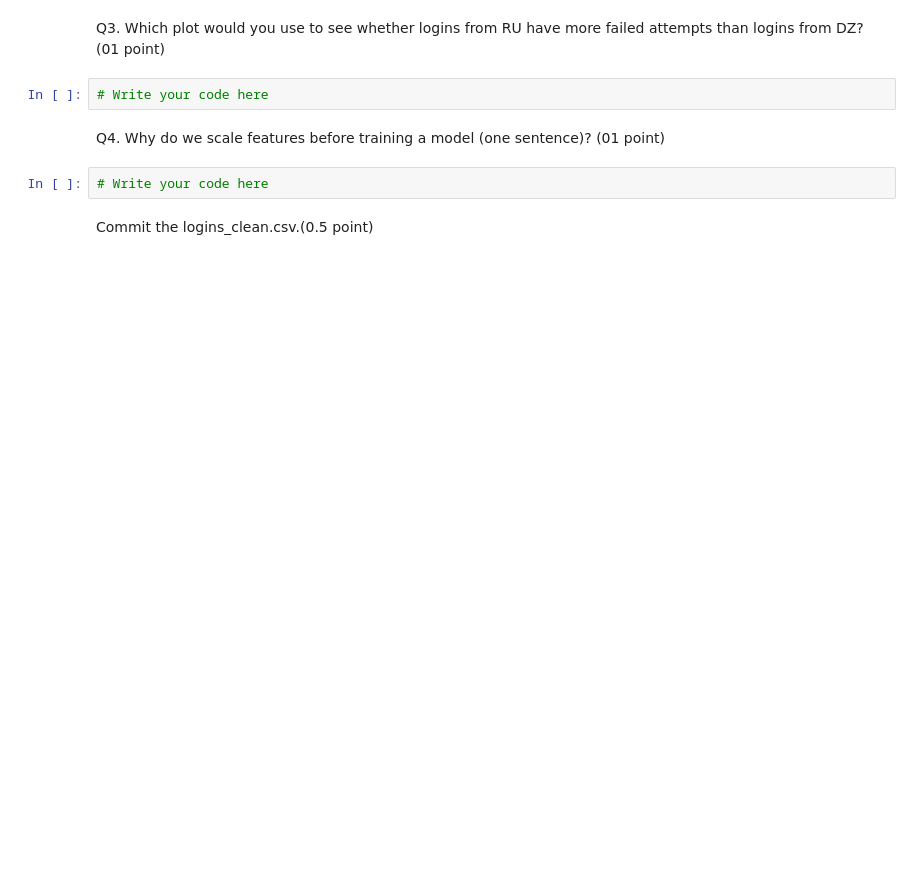
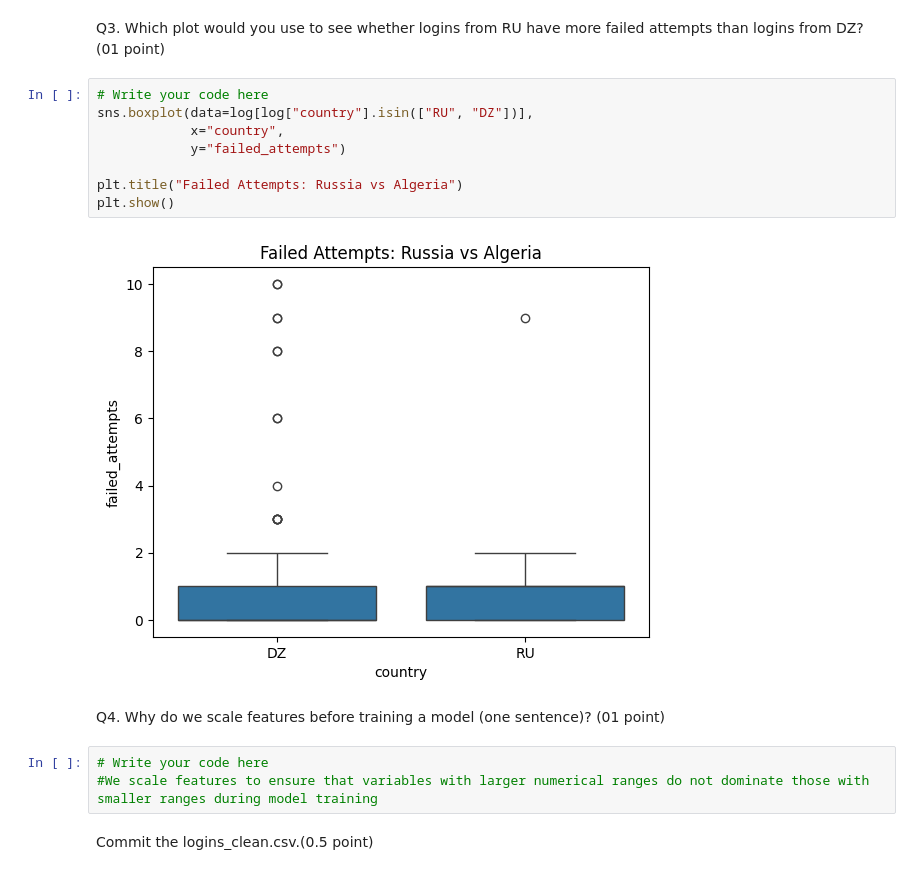
Before and after one commit to israa-wq/WKSH1, a Jupyter notebook: TP1.ipynb, the cells around one changed output. Drawn from its saved outputs; the diff is of its cells as text; blank space fills up the shorter version.

```diff
--- a/TP1.ipynb
+++ b/TP1.ipynb
@@ -151,11 +238,20 @@ Q2. Give the Pandas command that shows the number of missing values in each colu
 # %% [markdown]
 Q3. Which plot would you use to see whether logins from RU have more failed attempts than logins from DZ? (01 point)
-# %%
-# Write your code here
+# %%
+# Write your code here
+sns.boxplot(data=log[log["country"].isin(["RU", "DZ"])],
+            x="country",
+            y="failed_attempts")
+
+plt.title("Failed Attempts: Russia vs Algeria")
+plt.show()
+# %% [output]
+[figure, added]
 # %% [markdown]
 Q4. Why do we scale features before training a model (one sentence)? (01 point)
-# %%
-# Write your code here
+# %%
+# Write your code here
+#We scale features to ensure that variables with larger numerical ranges do not dominate those with smaller ranges during model training
 # %% [markdown]
 Commit the logins_clean.csv.(0.5 point)
 # %%
```
Also changed, not shown: parts of 18 cells of this notebook.
